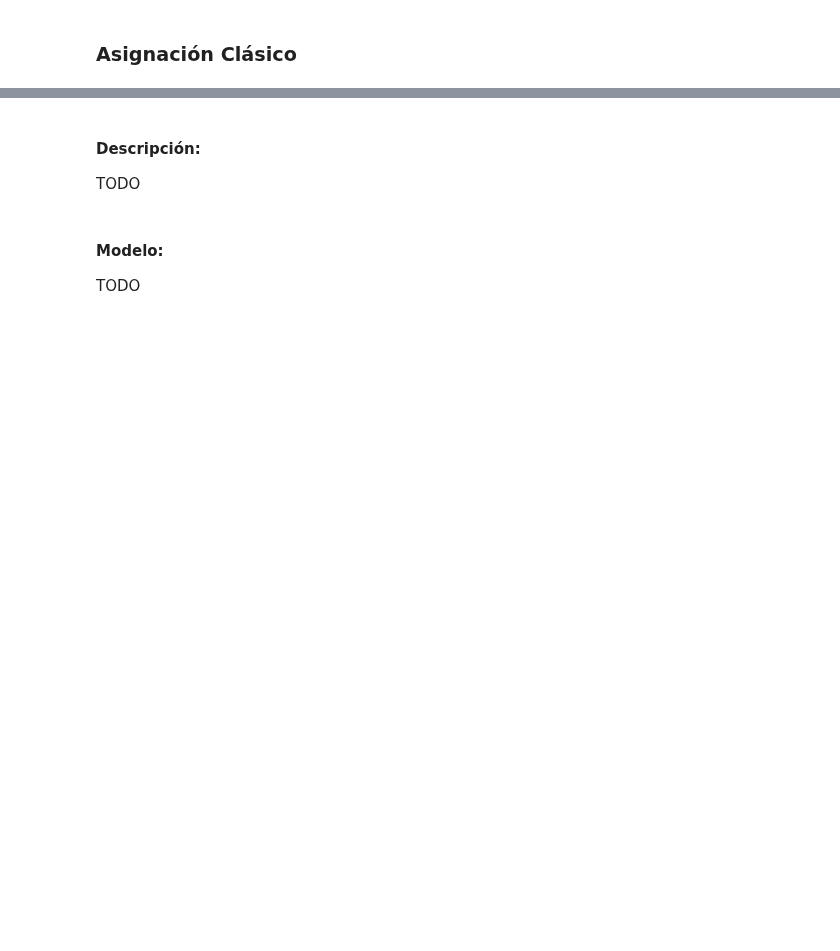
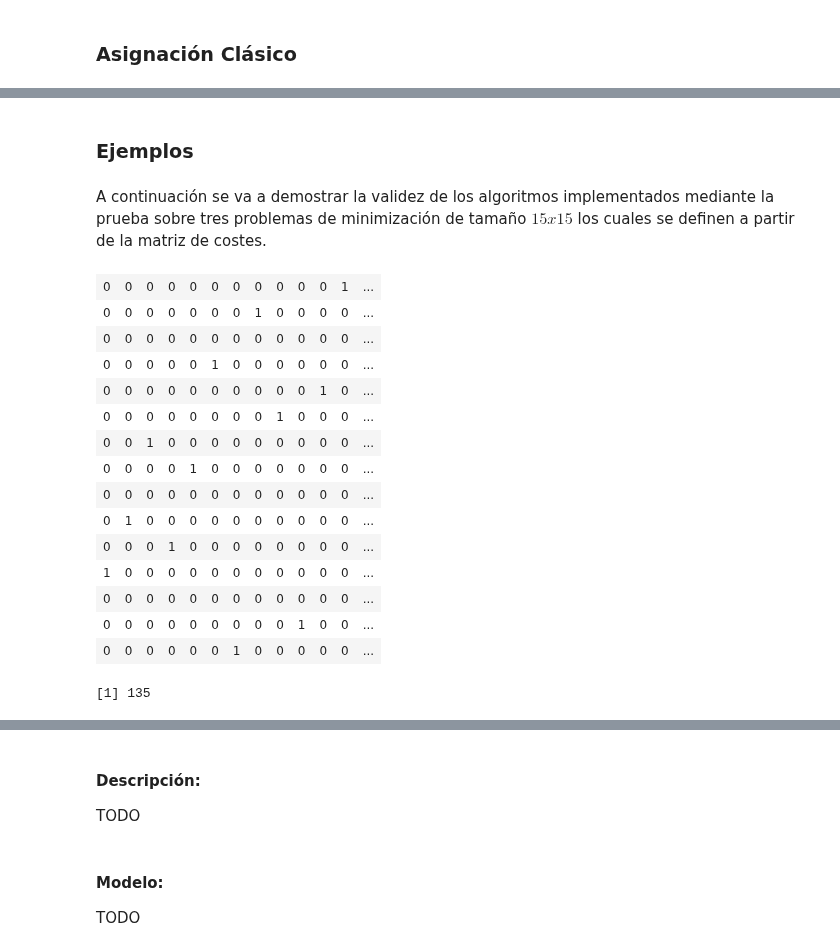
Before and after one commit to garciparedes/integer-programming-heuristics, a Jupyter notebook: integer-programming-assignment-heuristics.ipynb, the cells around one changed output, grey strips where cells are left out. Drawn from its saved outputs; the diff is of its cells as text; code cells hidden in the pictures; blank space fills up the shorter version.

```diff
--- a/integer-programming-assignment-heuristics.ipynb
+++ b/integer-programming-assignment-heuristics.ipynb
@@ -28,2 +32,2 @@ options(repr.matrix.max.rows = 600, repr.matrix.max.cols = 200)
 # %%
-dataset.folder <- "./data"
+dataset.folder <- "./data/assignment/"
@@ -41,0 +105,12 @@ Solve <- function(direction = "max", f.obj, f.con, f.rhs, f.dir = rep("<=", nrow
+# %%
+AssignmentExact <- function(p, direction = "min", ...) {
+    conditions <- matrix(0, nrow = p$n + p$m, ncol = p$n * p$m)
+    for (i in 1:p$m) {
+        conditions[i, seq(p$n) + (i - 1) * p$n] <- 1
+    }
+    for (i in (p$m + 1):(p$n + p$m)) {
+        conditions[i, seq(i - p$m, p$m * p$n, by = p$n)] <- 1
+    }
+    res <- c(rep("=", p$m + p$n))
+    return(Solve(direction, p$cost, conditions, rep(1, p$n + p$m), res, ...))
+}
@@ -41,0 +127,20 @@ Solve <- function(direction = "max", f.obj, f.con, f.rhs, f.dir = rep("<=", nrow
+# %%
+AssignmentGreedy <- function(p) {
+    demand <- rep(1, dim(p$cost)[1])
+    capacity <- rep(1, dim(p$cost)[2])
+    sol <- list(solution = matrix(0, nrow = p$m, ncol = p$n),
+                objval = 0, slack = capacity)
+    while (!all(demand == 0)) {
+        ij <- which(p$cost == min(p$cost[sol$slack > 0, demand > 0]), arr.ind = TRUE)
+        ij.slice <- which(sol$slack[ij[, 1]] > 0 & demand[ij[, 2]] > 0)[1]
+        i <- ij[ij.slice, 1]
+        j <- ij[ij.slice, 2]
+        inc <- min(sol$slack[i], demand[j])
+
+        sol$solution[i, j] <- sol$solution[i, j] + inc
+        sol$slack[i] <- sol$slack[i] - inc
+        demand[j] <- demand[j] - inc
+        sol$objval <- sol$objval + p$cost[i, j] * inc
+    }
+    return(sol)
+}
@@ -41,0 +203,27 @@ Solve <- function(direction = "max", f.obj, f.con, f.rhs, f.dir = rep("<=", nrow
+# %% [markdown]
+### Ejemplos
+# %% [markdown]
+A continuación se va a demostrar la validez de los algoritmos implementados mediante la prueba sobre tres problemas de minimización de tamaño $15x15$ los cuales se definen a partir de la matriz de costes.
+# %%
+matriz.15x15.1 <- ReadAssignment(paste0(dataset.folder, "matriz_15x15_1.csv"))
+# %%
+a <- AssignmentExact(matriz.15x15.1)
+matrix(a$solution, nrow = matriz.15x15.1$n)
+a$objval
+# %% [output]
+| 0 | 0 | 0 | 0 | 0 | 0 | 0 | 0 | 0 | 0 | 0 | 1 | ... |
+| 0 | 0 | 0 | 0 | 0 | 0 | 0 | 1 | 0 | 0 | 0 | 0 | ... |
+| 0 | 0 | 0 | 0 | 0 | 0 | 0 | 0 | 0 | 0 | 0 | 0 | ... |
+| 0 | 0 | 0 | 0 | 0 | 1 | 0 | 0 | 0 | 0 | 0 | 0 | ... |
+| 0 | 0 | 0 | 0 | 0 | 0 | 0 | 0 | 0 | 0 | 1 | 0 | ... |
+| 0 | 0 | 0 | 0 | 0 | 0 | 0 | 0 | 1 | 0 | 0 | 0 | ... |
+| 0 | 0 | 1 | 0 | 0 | 0 | 0 | 0 | 0 | 0 | 0 | 0 | ... |
+| 0 | 0 | 0 | 0 | 1 | 0 | 0 | 0 | 0 | 0 | 0 | 0 | ... |
+| 0 | 0 | 0 | 0 | 0 | 0 | 0 | 0 | 0 | 0 | 0 | 0 | ... |
+| 0 | 1 | 0 | 0 | 0 | 0 | 0 | 0 | 0 | 0 | 0 | 0 | ... |
+| 0 | 0 | 0 | 1 | 0 | 0 | 0 | 0 | 0 | 0 | 0 | 0 | ... |
+| 1 | 0 | 0 | 0 | 0 | 0 | 0 | 0 | 0 | 0 | 0 | 0 | ... |
+| 0 | 0 | 0 | 0 | 0 | 0 | 0 | 0 | 0 | 0 | 0 | 0 | ... |
+| 0 | 0 | 0 | 0 | 0 | 0 | 0 | 0 | 0 | 1 | 0 | 0 | ... |
+| 0 | 0 | 0 | 0 | 0 | 0 | 1 | 0 | 0 | 0 | 0 | 0 | ... |
+[1] 135
```
Also changed, not shown: parts of 56 cells of this notebook.
